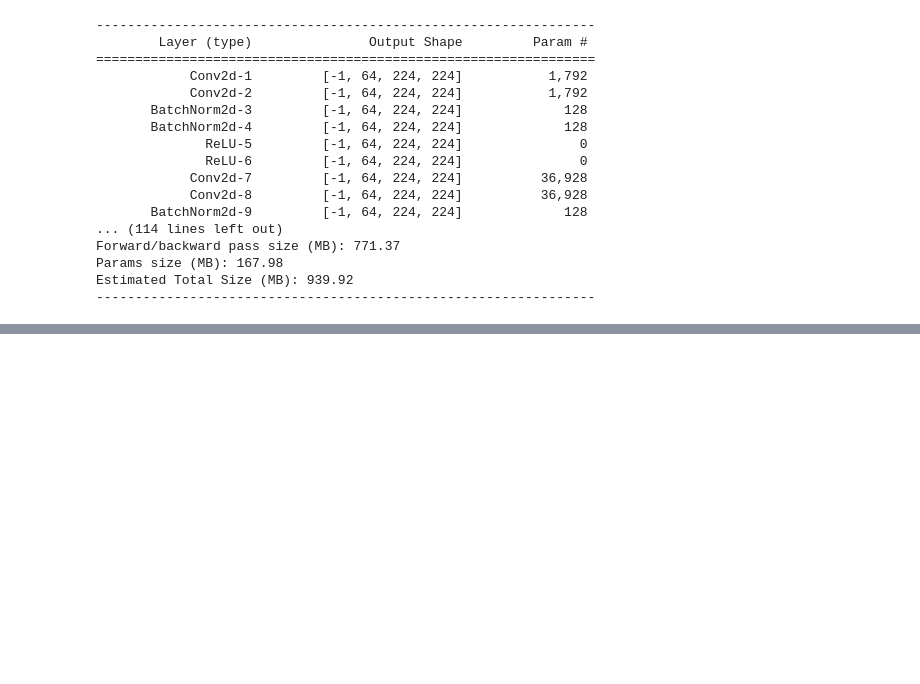
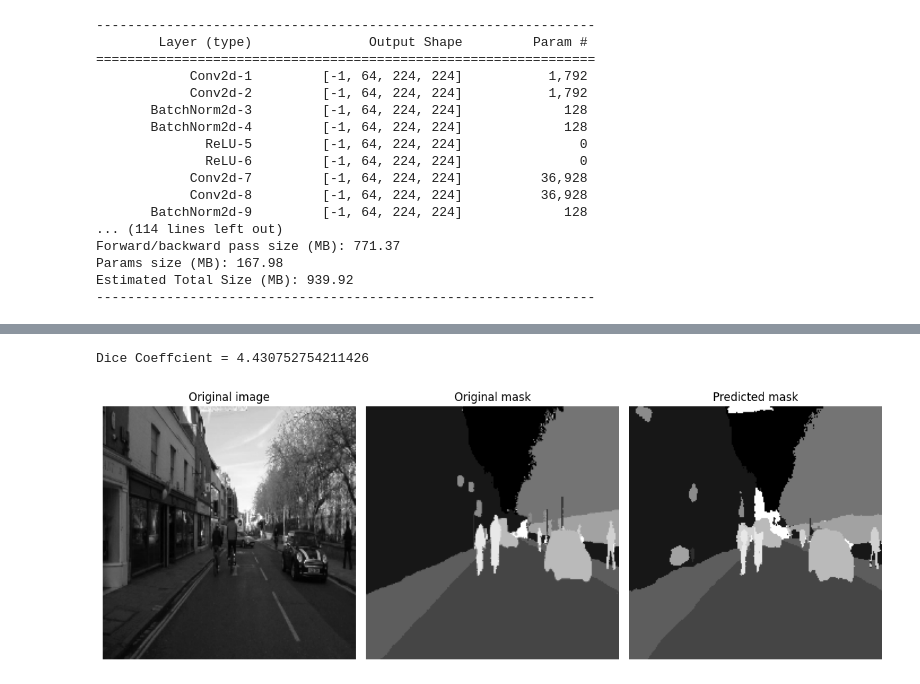
Before and after one commit to Hrithik2212/Semantic-Segmentation-of-City-Streets, a Jupyter notebook: 00_Training.ipynb, the cells around one changed output, grey strips where cells are left out. Drawn from its saved outputs; the diff is of its cells as text; code cells hidden in the pictures; blank space fills up the shorter version.

```diff
--- a/00_Training.ipynb
+++ b/00_Training.ipynb
@@ -160,7 +157,7 @@ class U_Net(nn.Module):
         return x
 # %%
 from torchsummary import summary
-model = U_Net(21)
+model = U_Net(21).to(device)
 summary(model,(3,224,224))
 # %% [output]
 ----------------------------------------------------------------
@@ -182,0 +246,15 @@ Estimated Total Size (MB): 939.92
+# %%
+from dice import *
+def rand_check(ix):
+    im, mask = test_ds.collate_fn([test_ds[ix]])
+    _mask = model(im)
+    _, _mask = torch.max(_mask, dim=1)
+    dcf = multiclass_dice_coeff(mask , _mask)
+    print(f"Dice Coeffcient = {dcf}")
+    subplots([im[0].permute(1,2,0).detach().cpu()[:,:,0], mask.permute(1,2,0).detach().cpu()[:,:,0]
+    ,_mask.permute(1,2,0).detach().cpu()[:,:,0]], titles=['Original image','Original mask','Predicted mask'],figsize=(12,8))
+# %%
+rand_check(0)
+# %% [output]
+Dice Coeffcient = 4.430752754211426
+[figure, added]
```
Also changed, not shown: parts of 14 cells of this notebook, 2 other files.
